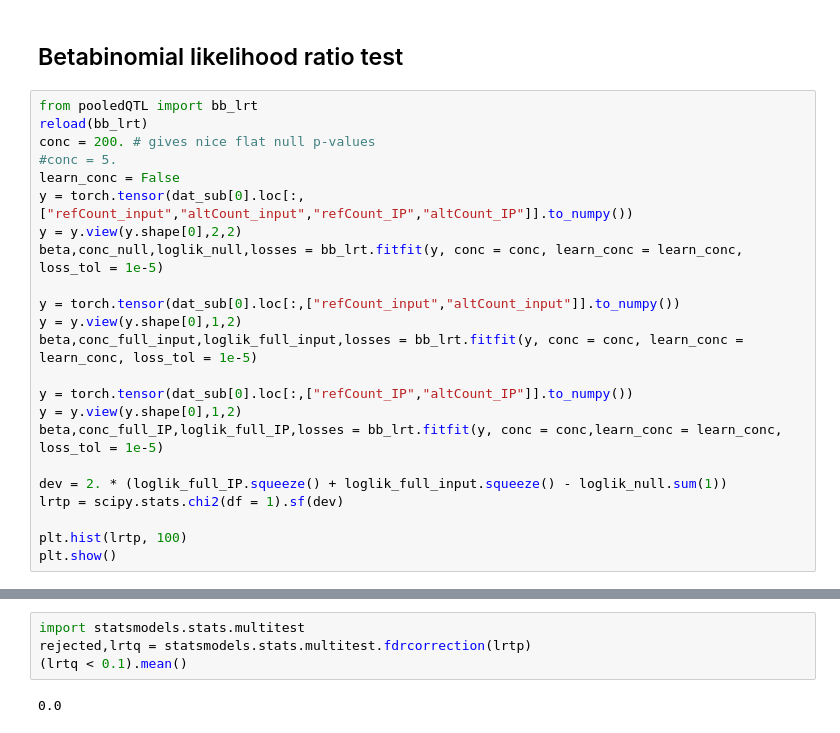
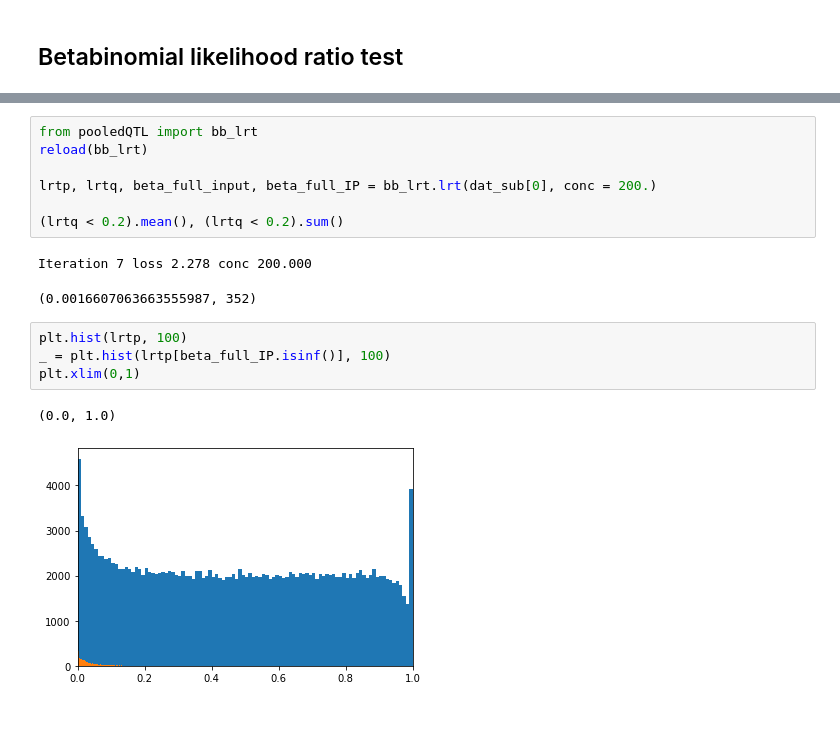
Before and after one commit to daklab/poolqtl, a Jupyter notebook: src/1_detect_ASB_RBFOX2.ipynb, the cells around one changed output, grey strips where cells are left out. Cells and saved outputs as stored; diff of their text form.

```diff
--- a/src/1_detect_ASB_RBFOX2.ipynb
+++ b/src/1_detect_ASB_RBFOX2.ipynb
@@ -218,26 +218,3 @@ beta_model.make_plots(results[0], fdr_threshold)
 ()
 # %% [markdown]
 ## Betabinomial likelihood ratio test
-# %%
-from pooledQTL import bb_lrt
-reload(bb_lrt)
-conc = 200. # gives nice flat null p-values
-#conc = 5.
-learn_conc = False
-y = torch.tensor(dat_sub[0].loc[:,["refCount_input","altCount_input","refCount_IP","altCount_IP"]].to_numpy())
-y = y.view(y.shape[0],2,2)
-beta,conc_null,loglik_null,losses = bb_lrt.fitfit(y, conc = conc, learn_conc = learn_conc, loss_tol = 1e-5)
-
-y = torch.tensor(dat_sub[0].loc[:,["refCount_input","altCount_input"]].to_numpy())
-y = y.view(y.shape[0],1,2)
-beta,conc_full_input,loglik_full_input,losses = bb_lrt.fitfit(y, conc = conc, learn_conc = learn_conc, loss_tol = 1e-5)
-
-y = torch.tensor(dat_sub[0].loc[:,["refCount_IP","altCount_IP"]].to_numpy())
-y = y.view(y.shape[0],1,2)
-beta,conc_full_IP,loglik_full_IP,losses = bb_lrt.fitfit(y, conc = conc,learn_conc = learn_conc, loss_tol = 1e-5)
-
-dev = 2. * (loglik_full_IP.squeeze() + loglik_full_input.squeeze() - loglik_null.sum(1))
-lrtp = scipy.stats.chi2(df = 1).sf(dev)
-
-plt.hist(lrtp, 100)
-plt.show()
@@ -250,6 +221,17 @@ Iteration 7 loss 2.278 conc 200.000
-# %%
-import statsmodels.stats.multitest
-rejected,lrtq = statsmodels.stats.multitest.fdrcorrection(lrtp)
-(lrtq < 0.1).mean()
-# %% [output]
-0.0
+# %%
+from pooledQTL import bb_lrt
+reload(bb_lrt)
+
+lrtp, lrtq, beta_full_input, beta_full_IP = bb_lrt.lrt(dat_sub[0], conc = 200.)
+
+(lrtq < 0.2).mean(), (lrtq < 0.2).sum()
+# %% [output]
+Iteration 7 loss 2.278 conc 200.000
+(0.0016607063663555987, 352)
+# %%
+plt.hist(lrtp, 100)
+_ = plt.hist(lrtp[beta_full_IP.isinf()], 100)
+plt.xlim(0,1)
+# %% [output]
+(0.0, 1.0)
+[figure, added]
```
Also changed, not shown: parts of 11 cells of this notebook, 10 other files.
